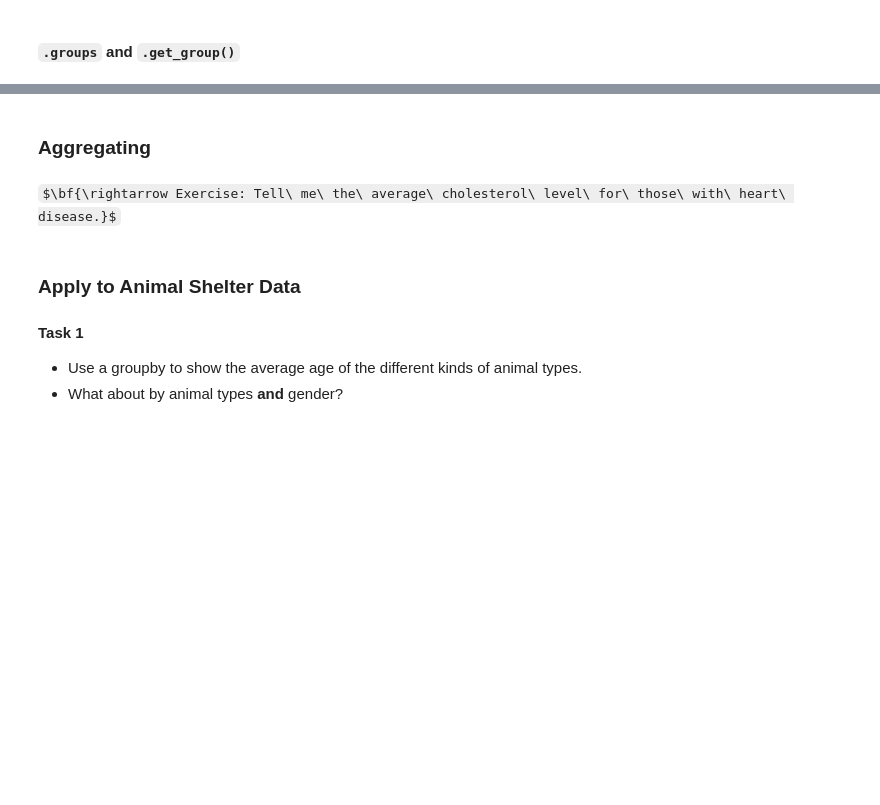
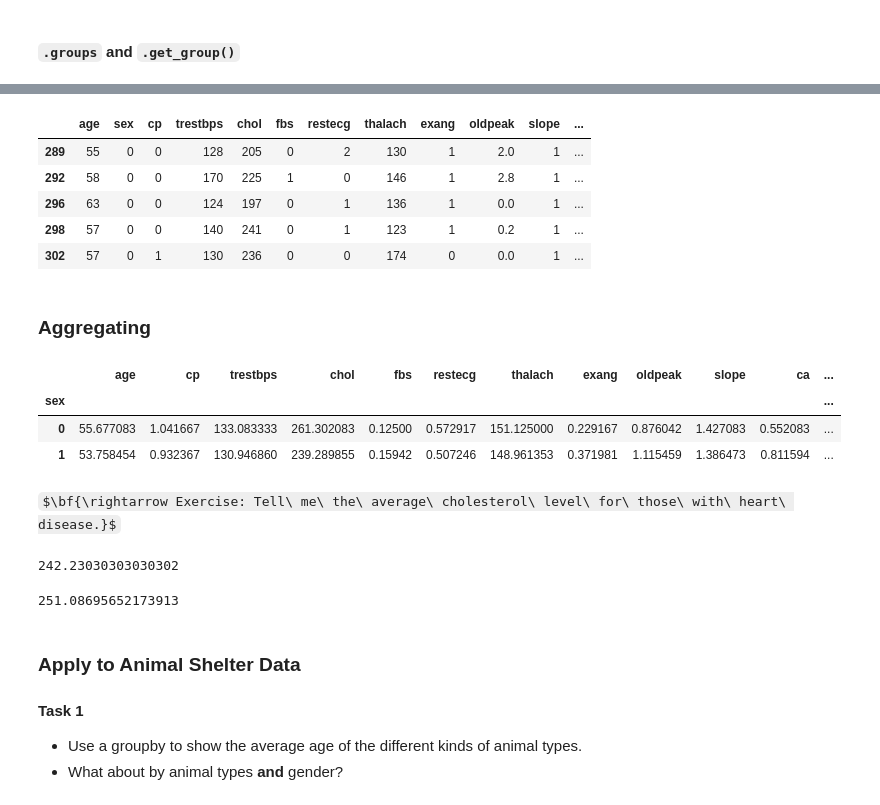
Before and after one commit to lindseyberlin/houston-ds-042219-manipulating-data-with-pandas, a Jupyter notebook: manipulating_data_with_pandas.ipynb, the cells around one changed output, grey strips where cells are left out. Drawn from its saved outputs; the diff is of its cells as text; code cells hidden in the pictures; some formulas as TeX source; blank space fills up the shorter version.

```diff
--- a/manipulating_data_with_pandas.ipynb
+++ b/manipulating_data_with_pandas.ipynb
@@ -164,8 +428,20 @@ uci.groupby('sex').groups
 # %%
-uci.groupby('sex').get_group(0) # .tail()
+uci.groupby('sex').get_group(0).tail()
+# %% [output]
+|  | age | sex | cp | trestbps | chol | fbs | restecg | thalach | exang | oldpeak | slope | ... |
+| 289 | 55 | 0 | 0 | 128 | 205 | 0 | 2 | 130 | 1 | 2.0 | 1 | ... |
+| 292 | 58 | 0 | 0 | 170 | 225 | 1 | 0 | 146 | 1 | 2.8 | 1 | ... |
+| 296 | 63 | 0 | 0 | 124 | 197 | 0 | 1 | 136 | 1 | 0.0 | 1 | ... |
+| 298 | 57 | 0 | 0 | 140 | 241 | 0 | 1 | 123 | 1 | 0.2 | 1 | ... |
+| 302 | 57 | 0 | 1 | 130 | 236 | 0 | 0 | 174 | 0 | 0.0 | 1 | ... |
 # %% [markdown]
 ### Aggregating
 # %%
-uci.groupby('sex').std()
+uci.groupby('sex').mean()
+# %% [output]
+|  | age | cp | trestbps | chol | fbs | restecg | thalach | exang | oldpeak | slope | ca | ... |
+| sex |  |  |  |  |  |  |  |  |  |  |  | ... |
+| 0 | 55.677083 | 1.041667 | 133.083333 | 261.302083 | 0.12500 | 0.572917 | 151.125000 | 0.229167 | 0.876042 | 1.427083 | 0.552083 | ... |
+| 1 | 53.758454 | 0.932367 | 130.946860 | 239.289855 | 0.15942 | 0.507246 | 148.961353 | 0.371981 | 1.115459 | 1.386473 | 0.811594 | ... |
 # %% [markdown]
 $\bf{\rightarrow Exercise: Tell\ me\ the\ average\ cholesterol\ level\ for\ those\ with\ heart\ disease.}$
@@ -174,3 +448,11 @@ $\bf{\rightarrow Exercise: Tell\ me\ the\ average\ cholesterol\ level\ for\ thos
+# %%
+uci.groupby('target').get_group(1)['chol'].mean()
+# %% [output]
+242.23030303030302
+# %%
+uci.groupby('target').get_group(0)['chol'].mean()
+# %% [output]
+251.08695652173913
 # %% [markdown]
 ### Apply to Animal Shelter Data
 
```
Also changed, not shown: parts of 37 cells of this notebook.
